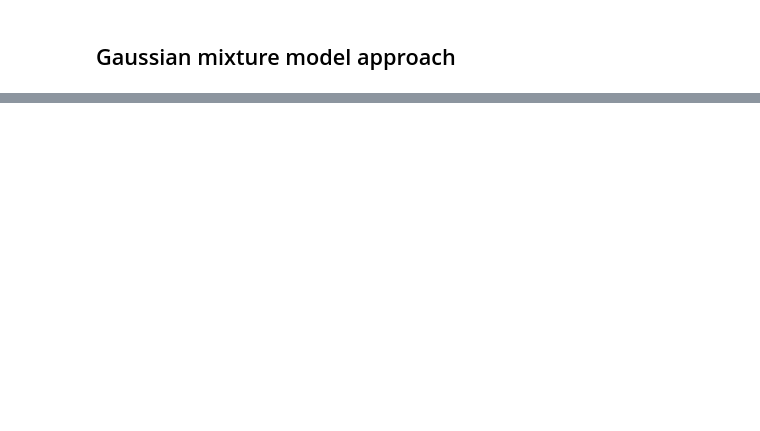
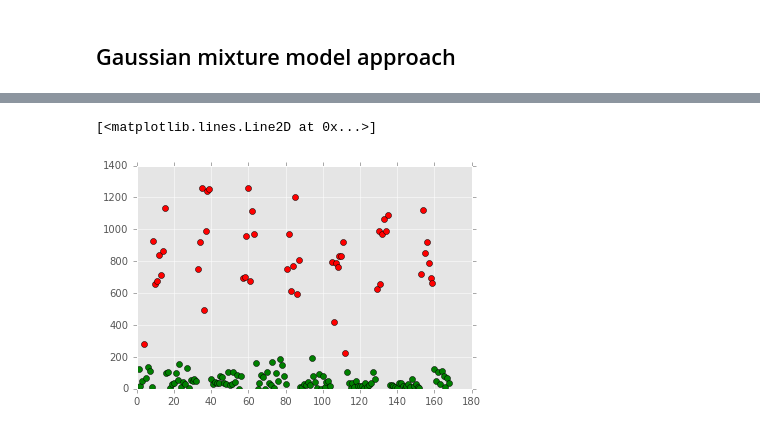
Before and after one commit to thomasjohns/network_monitoring, a Jupyter notebook: low_traffic_filtering.ipynb, the cells around one changed output, grey strips where cells are left out. Cells and saved outputs as stored; diff of their text form; code cells hidden in the pictures; blank space fills up the shorter version.

```diff
--- a/low_traffic_filtering.ipynb
+++ b/low_traffic_filtering.ipynb
@@ -119,2 +119,5 @@ plt.plot(high_hours, upper_avg, 'y-', linewidth=2)
 # %% [markdown]
 ## Gaussian mixture model approach
+# %%
+g = mixture.GMM(n_components=2)
+g.fit(usage.reshape(len(usage), 1))
@@ -120,0 +137,3 @@ plt.plot(high_hours, upper_avg, 'y-', linewidth=2)
+# %%
+predictions = g.predict(usage.reshape(len(usage), 1))
+g.predict(usage.reshape(len(usage), 1))
@@ -120,0 +149,10 @@ plt.plot(high_hours, upper_avg, 'y-', linewidth=2)
+# %%
+high_usage = usage[predictions == 1]
+high_hours = total_hours[predictions == 1]
+low_usage = usage[predictions == 0]
+low_hours = total_hours[predictions == 0]
+plt.plot(high_hours, high_usage, 'go')
+plt.plot(low_hours, low_usage, 'ro')
+# %% [output]
+[<matplotlib.lines.Line2D at 0x...>]
+[figure, added]
```
Also changed, not shown: parts of 14 cells of this notebook.
